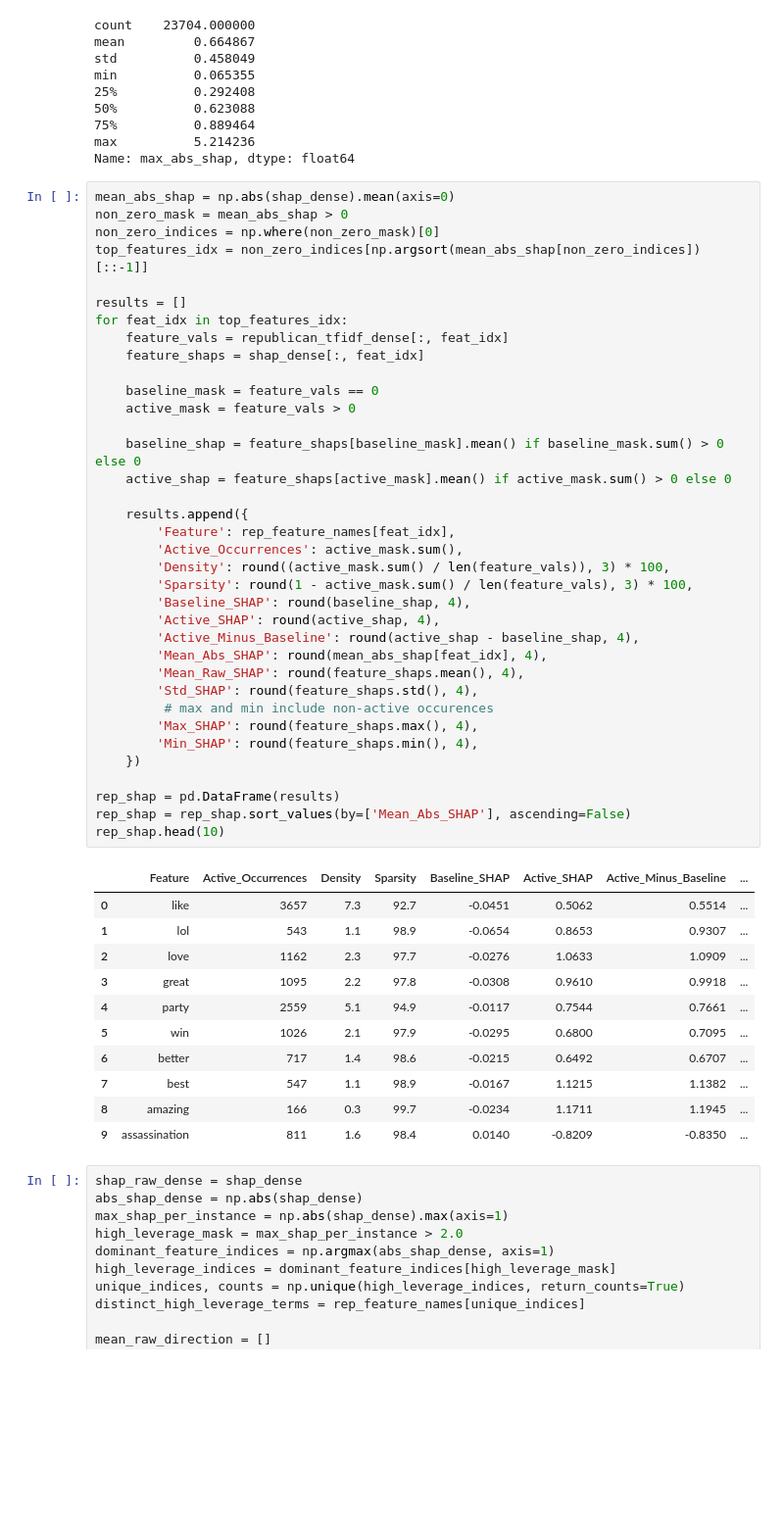
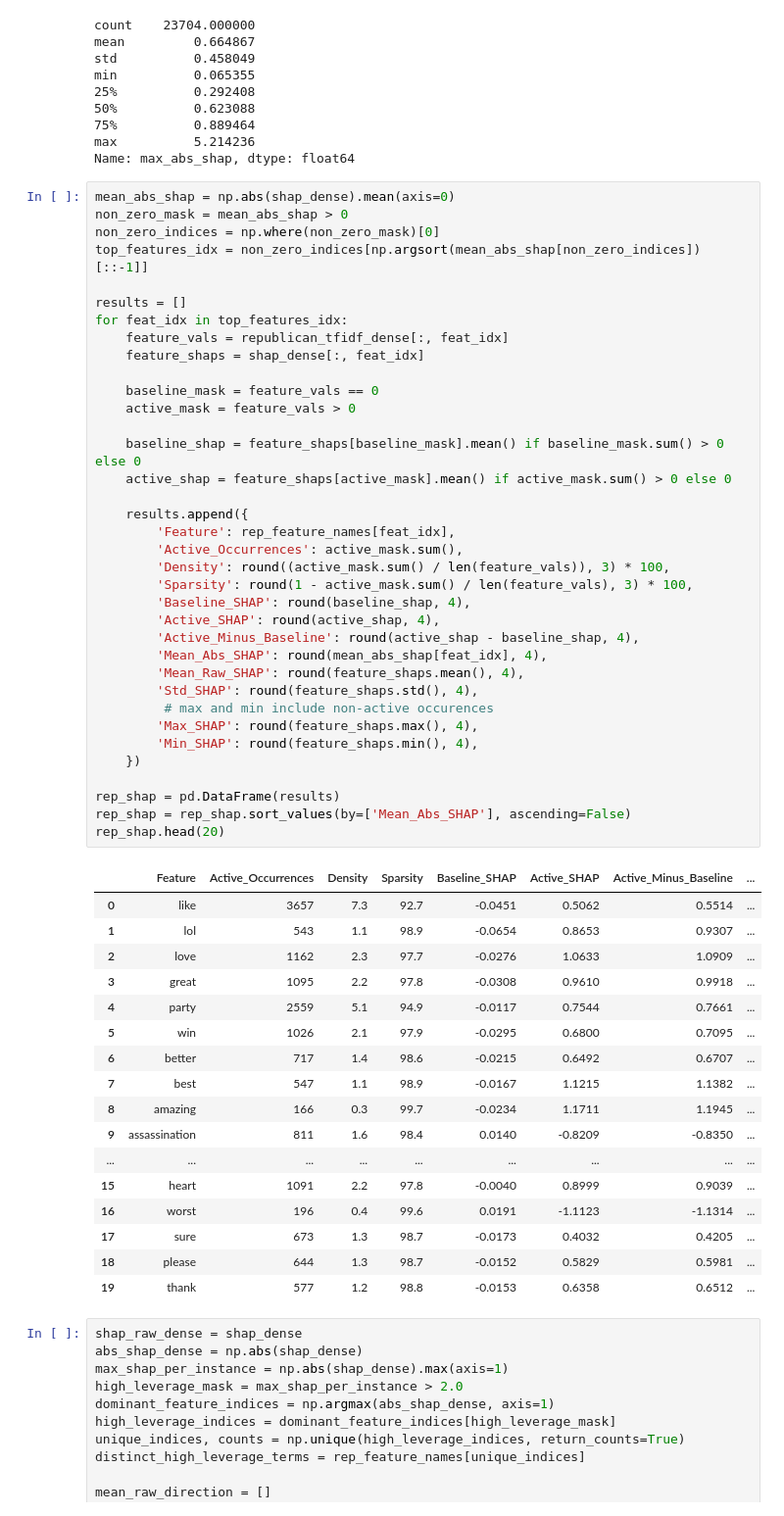
Before and after one commit to Birkbeck/msc-project-source-code-files-24-25-tayyib-saddique, a Jupyter notebook: x_processing/shap.ipynb, the cells around one changed output. Shown at 98% size. Cells and saved outputs as stored; diff of their text form; blank space fills up the shorter version.

```diff
--- a/x_processing/shap.ipynb
+++ b/x_processing/shap.ipynb
@@ -943,34 +949,40 @@ for feat_idx in top_features_idx:
     results.append({
         'Feature': rep_feature_names[feat_idx],
         'Active_Occurrences': active_mask.sum(),
         'Density': round((active_mask.sum() / len(feature_vals)), 3) * 100,
         'Sparsity': round(1 - active_mask.sum() / len(feature_vals), 3) * 100,
         'Baseline_SHAP': round(baseline_shap, 4),
         'Active_SHAP': round(active_shap, 4),
         'Active_Minus_Baseline': round(active_shap - baseline_shap, 4),
         'Mean_Abs_SHAP': round(mean_abs_shap[feat_idx], 4),
         'Mean_Raw_SHAP': round(feature_shaps.mean(), 4),
         'Std_SHAP': round(feature_shaps.std(), 4),
          # max and min include non-active occurences
         'Max_SHAP': round(feature_shaps.max(), 4),
         'Min_SHAP': round(feature_shaps.min(), 4),
     })
 
 rep_shap = pd.DataFrame(results)
 rep_shap = rep_shap.sort_values(by=['Mean_Abs_SHAP'], ascending=False)
-rep_shap.head(10)
+rep_shap.head(20)
 # %% [output]
 |  | Feature | Active_Occurrences | Density | Sparsity | Baseline_SHAP | Active_SHAP | Active_Minus_Baseline | ... |
 | 0 | like | 3657 | 7.3 | 92.7 | -0.0451 | 0.5062 | 0.5514 | ... |
 | 1 | lol | 543 | 1.1 | 98.9 | -0.0654 | 0.8653 | 0.9307 | ... |
 | 2 | love | 1162 | 2.3 | 97.7 | -0.0276 | 1.0633 | 1.0909 | ... |
 | 3 | great | 1095 | 2.2 | 97.8 | -0.0308 | 0.9610 | 0.9918 | ... |
 | 4 | party | 2559 | 5.1 | 94.9 | -0.0117 | 0.7544 | 0.7661 | ... |
 | 5 | win | 1026 | 2.1 | 97.9 | -0.0295 | 0.6800 | 0.7095 | ... |
 | 6 | better | 717 | 1.4 | 98.6 | -0.0215 | 0.6492 | 0.6707 | ... |
 | 7 | best | 547 | 1.1 | 98.9 | -0.0167 | 1.1215 | 1.1382 | ... |
 | 8 | amazing | 166 | 0.3 | 99.7 | -0.0234 | 1.1711 | 1.1945 | ... |
 | 9 | assassination | 811 | 1.6 | 98.4 | 0.0140 | -0.8209 | -0.8350 | ... |
+| ... | ... | ... | ... | ... | ... | ... | ... | ... |
+| 15 | heart | 1091 | 2.2 | 97.8 | -0.0040 | 0.8999 | 0.9039 | ... |
+| 16 | worst | 196 | 0.4 | 99.6 | 0.0191 | -1.1123 | -1.1314 | ... |
+| 17 | sure | 673 | 1.3 | 98.7 | -0.0173 | 0.4032 | 0.4205 | ... |
+| 18 | please | 644 | 1.3 | 98.7 | -0.0152 | 0.5829 | 0.5981 | ... |
+| 19 | thank | 577 | 1.2 | 98.8 | -0.0153 | 0.6358 | 0.6512 | ... |
 # %%
 shap_raw_dense = shap_dense
 abs_shap_dense = np.abs(shap_dense)
```
Also changed, not shown: parts of 3 cells of this notebook.
